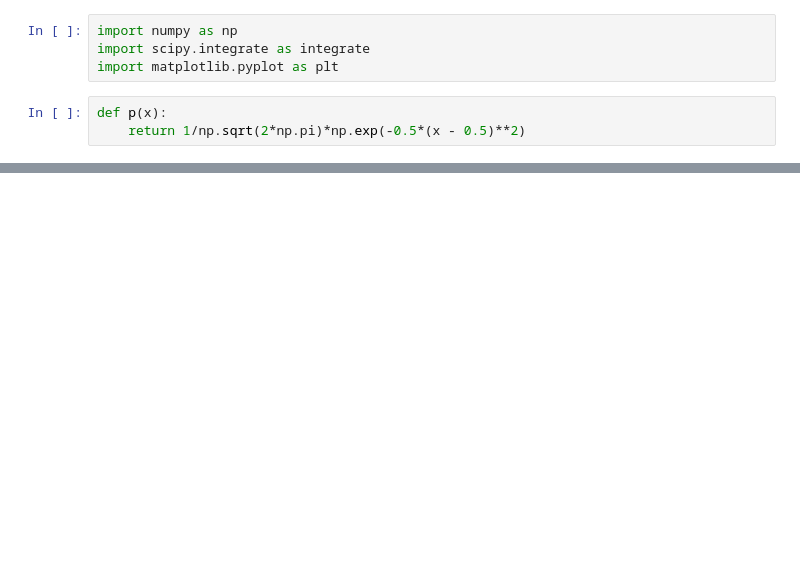
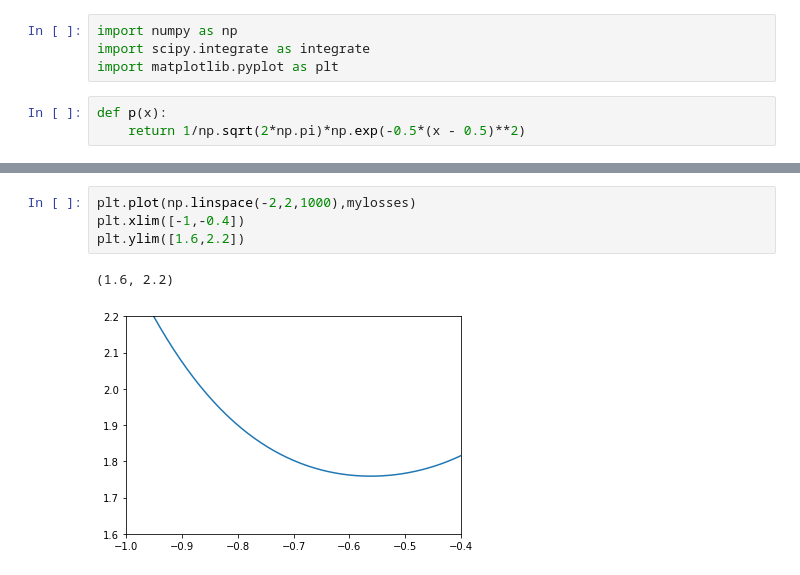
Before and after one commit to krishdesai7/SymmetryDiscovery, a Jupyter notebook: SymmetryGAN/Plotting Loss Functions.ipynb, the cells around one changed output, grey strips where cells are left out. Saved outputs shown, nothing was run; the diff lists cells and outputs as text; blank space fills up the shorter version.

```diff
--- a/SymmetryGAN/Plotting Loss Functions.ipynb
+++ b/SymmetryGAN/Plotting Loss Functions.ipynb
@@ -45,0 +46,7 @@ plt.plot(np.linspace(-1, 2), loss)
+# %%
+plt.plot(np.linspace(-2,2,1000),mylosses)
+plt.xlim([-1,-0.4])
+plt.ylim([1.6,2.2])
+# %% [output]
+(1.6, 2.2)
+[figure, added]
```
Also changed, not shown: parts of 7 cells of this notebook, 1 other file.
